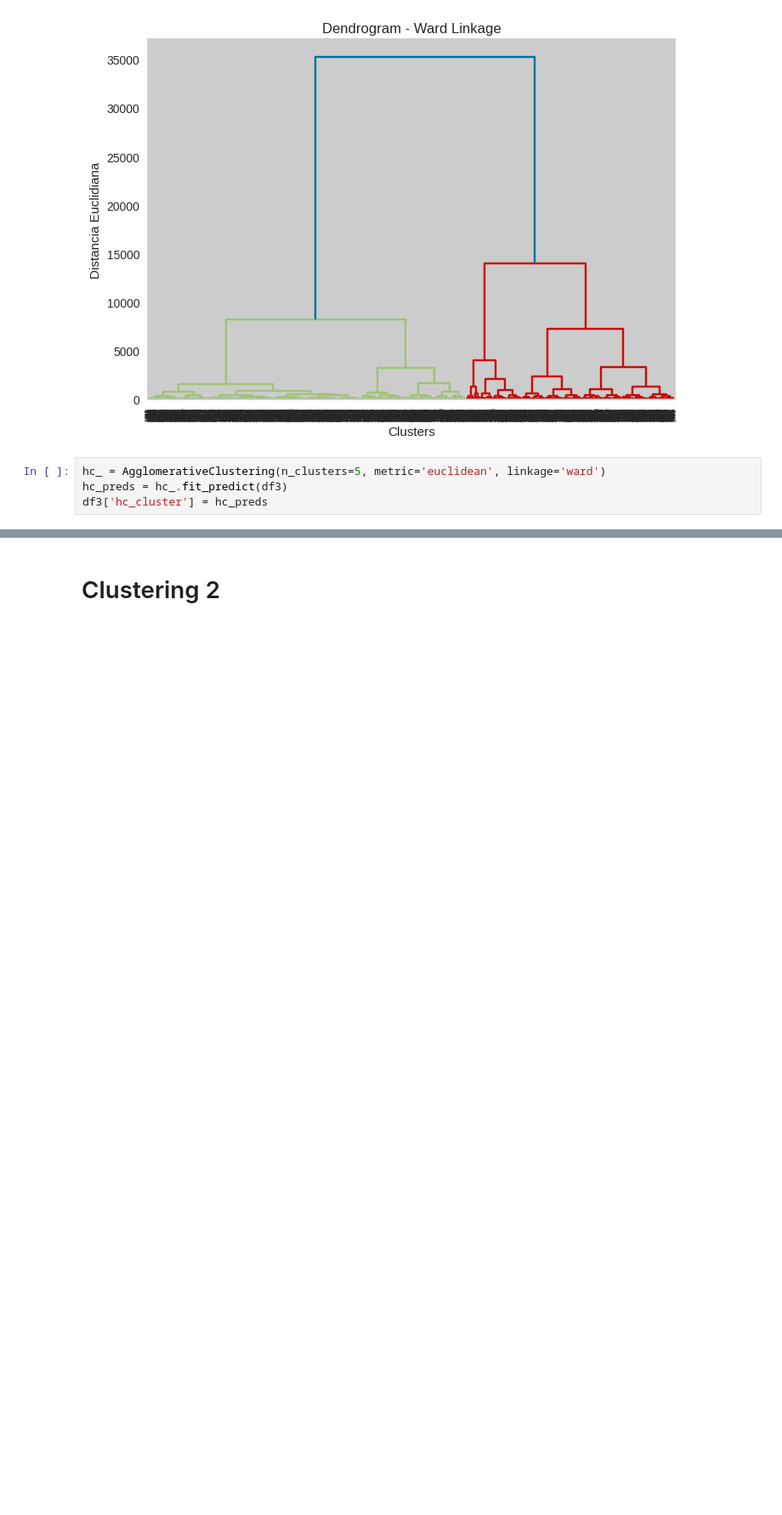
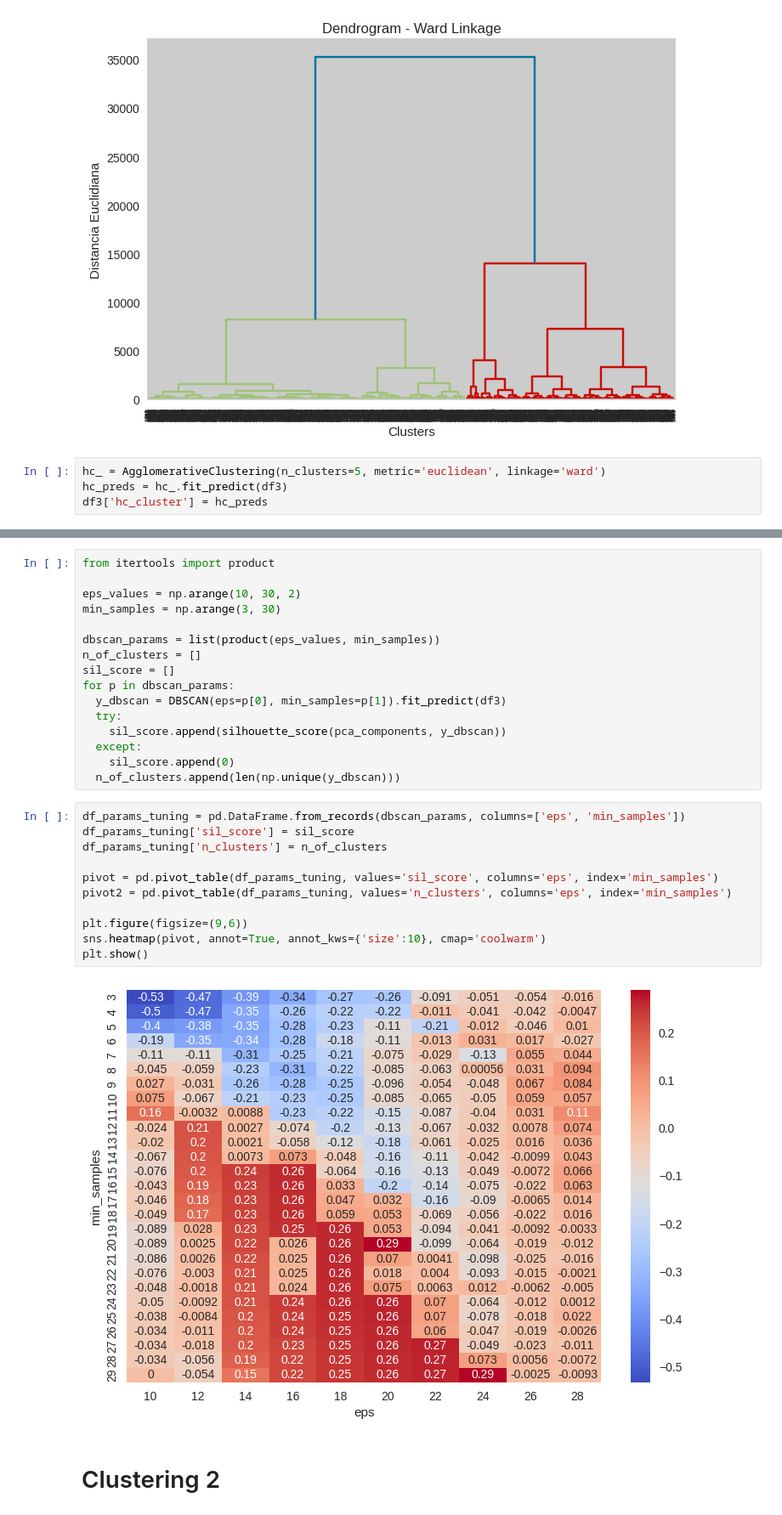
Before and after one commit to PabloJRW/clustering, a Jupyter notebook: customer_personality_clustering.ipynb, the cells around one changed output, grey strips where cells are left out. Shown at 85% size. Saved outputs shown, nothing was run; the diff lists cells and outputs as text; blank space fills up the shorter version.

```diff
--- a/customer_personality_clustering.ipynb
+++ b/customer_personality_clustering.ipynb
@@ -366,3 +378,32 @@ silhouette_score(df3, hc_preds)
+# %%
+from itertools import product
+
+eps_values = np.arange(10, 30, 2)
+min_samples = np.arange(3, 30)
+
+dbscan_params = list(product(eps_values, min_samples))
+n_of_clusters = []
+sil_score = []
+for p in dbscan_params:
+  y_dbscan = DBSCAN(eps=p[0], min_samples=p[1]).fit_predict(df3)
+  try:
+    sil_score.append(silhouette_score(pca_components, y_dbscan))
+  except:
+    sil_score.append(0)
+  n_of_clusters.append(len(np.unique(y_dbscan)))
+# %%
+df_params_tuning = pd.DataFrame.from_records(dbscan_params, columns=['eps', 'min_samples'])
+df_params_tuning['sil_score'] = sil_score
+df_params_tuning['n_clusters'] = n_of_clusters
+
+pivot = pd.pivot_table(df_params_tuning, values='sil_score', columns='eps', index='min_samples')
+pivot2 = pd.pivot_table(df_params_tuning, values='n_clusters', columns='eps', index='min_samples')
+
+plt.figure(figsize=(9,6))
+sns.heatmap(pivot, annot=True, annot_kws={'size':10}, cmap='coolwarm')
+plt.show()
+# %% [output]
+[figure, added]
 # %% [markdown]
 # Clustering 2
 # %%
```
Also changed, not shown: parts of 33 cells of this notebook.
